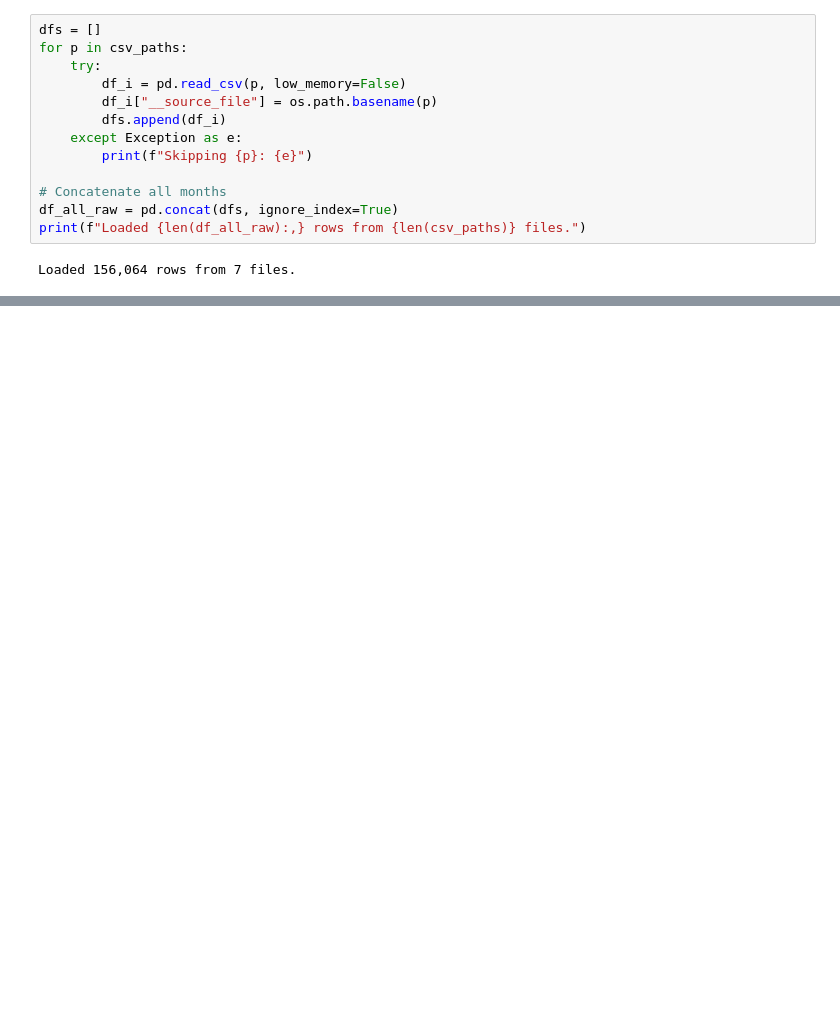
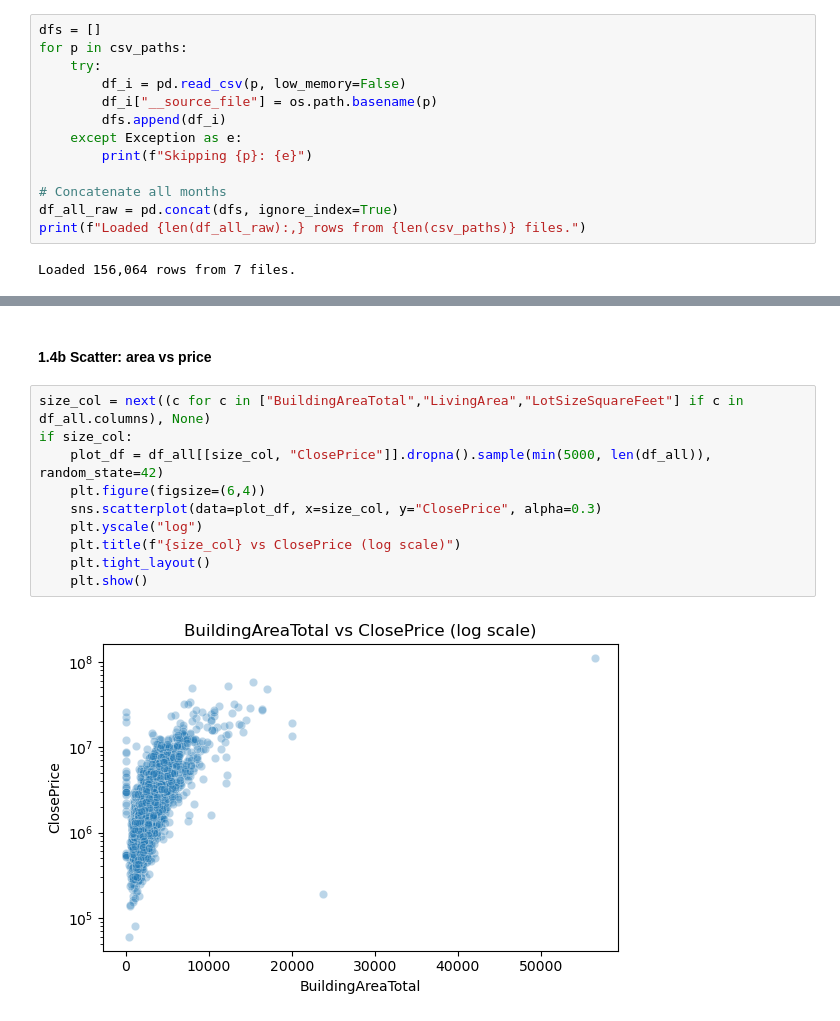
Before and after one commit to valle1306/home-price-prediction, a Jupyter notebook: Step1,2_Stephanie.ipynb, the cells around one changed output, grey strips where cells are left out. Cells and saved outputs as stored; diff of their text form; blank space fills up the shorter version.

```diff
--- a/Step1,2_Stephanie.ipynb
+++ b/Step1,2_Stephanie.ipynb
@@ -94,0 +259,14 @@ After SFR filter: 78,387 rows.
+# %% [markdown]
+#### 1.4b Scatter: area vs price
+# %%
+size_col = next((c for c in ["BuildingAreaTotal","LivingArea","LotSizeSquareFeet"] if c in df_all.columns), None)
+if size_col:
+    plot_df = df_all[[size_col, "ClosePrice"]].dropna().sample(min(5000, len(df_all)), random_state=42)
+    plt.figure(figsize=(6,4))
+    sns.scatterplot(data=plot_df, x=size_col, y="ClosePrice", alpha=0.3)
+    plt.yscale("log")
+    plt.title(f"{size_col} vs ClosePrice (log scale)")
+    plt.tight_layout()
+    plt.show()
+# %% [output]
+[figure, added]
```
Also changed, not shown: parts of 36 cells of this notebook.
